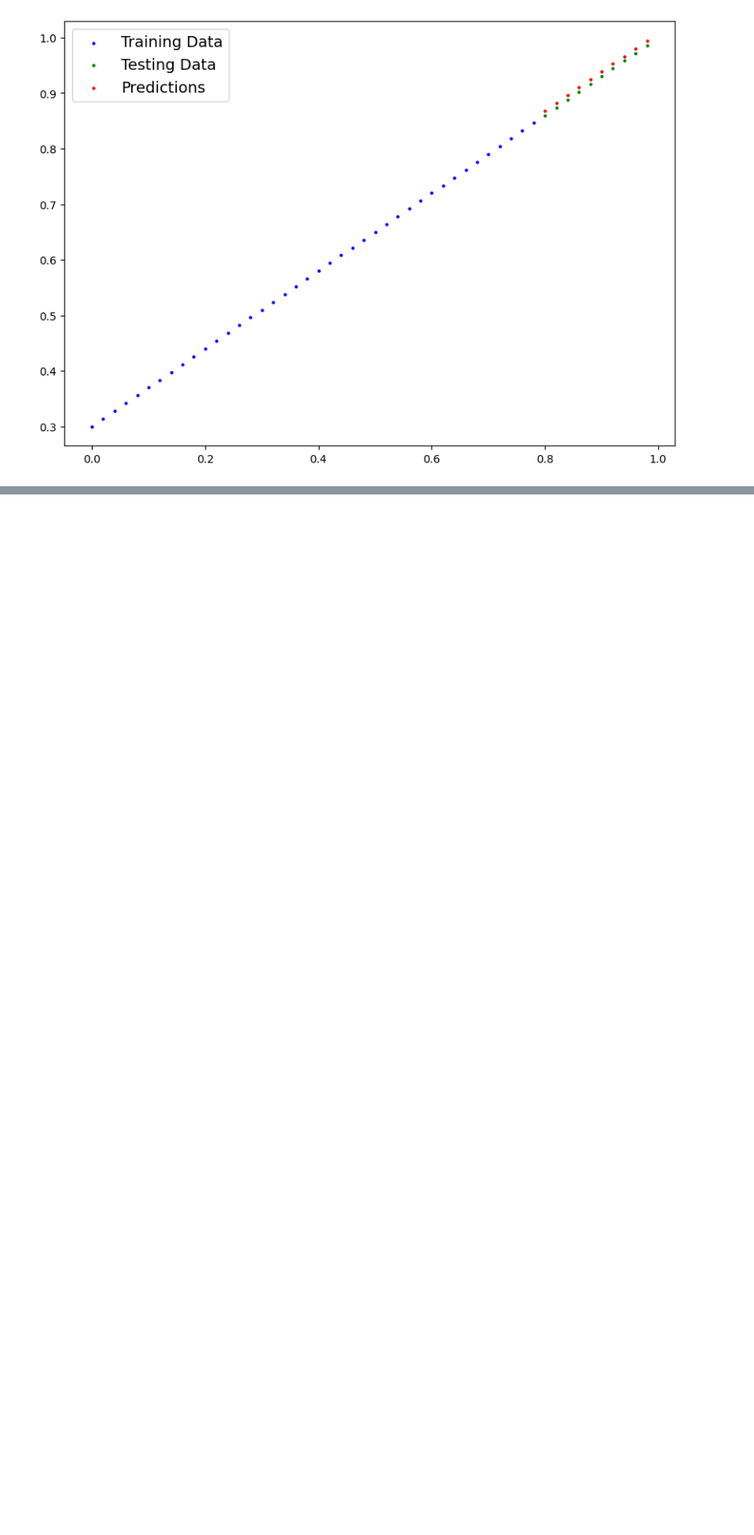
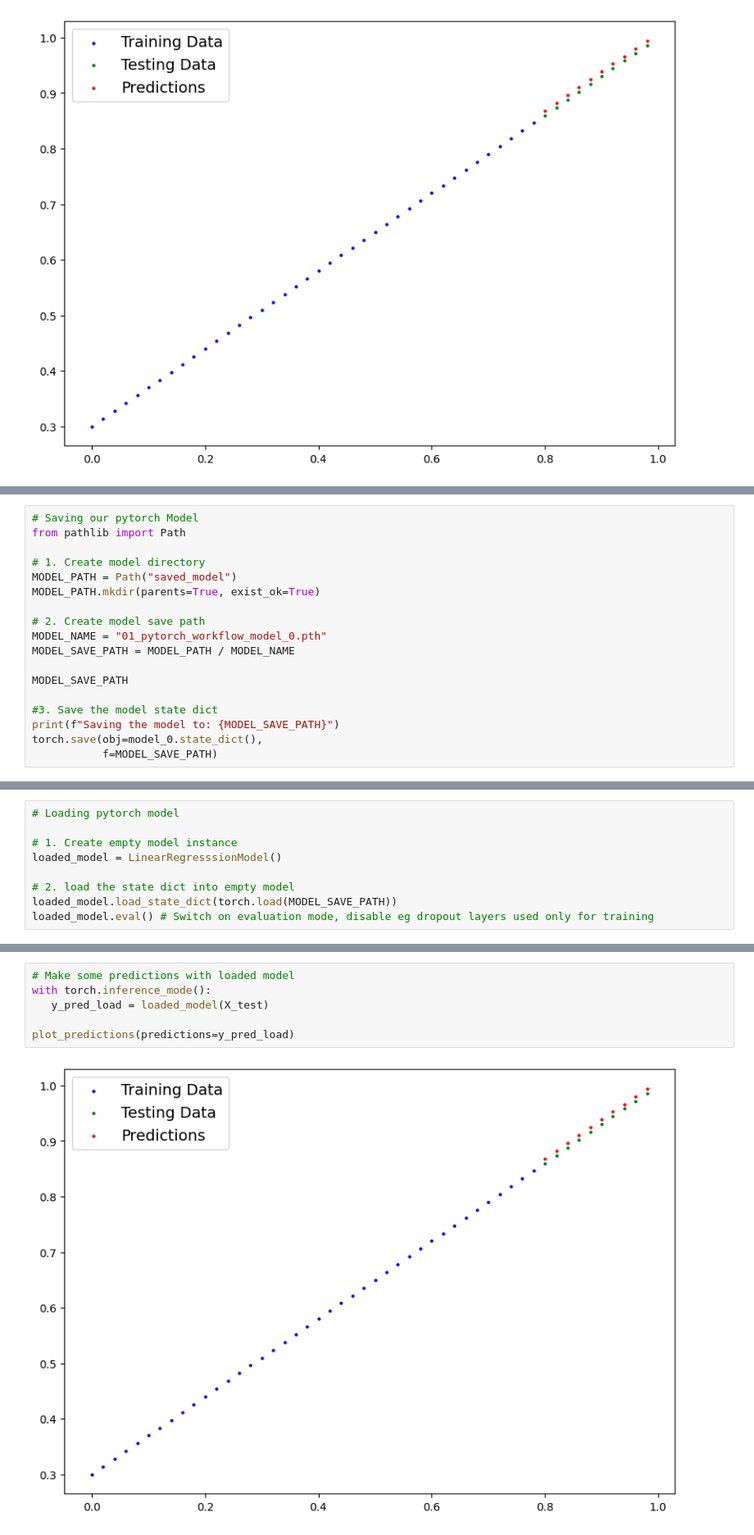
Before and after one commit to Asamse/pytorch_tutorial, a Jupyter notebook: 01_pytorch_workflow.ipynb, the cells around one changed output, grey strips where cells are left out. Shown at 82% size. Drawn from its saved outputs; the diff is of its cells as text; blank space fills up the shorter version.

Commit message:
completed workflow tutorial

```diff
--- a/01_pytorch_workflow.ipynb
+++ b/01_pytorch_workflow.ipynb
@@ -288,0 +318,18 @@ plot_predictions(predictions=y_preds_new)
+# %%
+# Saving our pytorch Model
+from pathlib import Path
+
+# 1. Create model directory
+MODEL_PATH = Path("saved_model")
+MODEL_PATH.mkdir(parents=True, exist_ok=True)
+
+# 2. Create model save path
+MODEL_NAME = "01_pytorch_workflow_model_0.pth"
+MODEL_SAVE_PATH = MODEL_PATH / MODEL_NAME
+
+MODEL_SAVE_PATH
+
+#3. Save the model state dict
+print(f"Saving the model to: {MODEL_SAVE_PATH}")
+torch.save(obj=model_0.state_dict(),
+           f=MODEL_SAVE_PATH)
@@ -288,0 +342,9 @@ plot_predictions(predictions=y_preds_new)
+# %%
+# Loading pytorch model
+
+# 1. Create empty model instance
+loaded_model = LinearRegresssionModel()
+
+# 2. load the state dict into empty model
+loaded_model.load_state_dict(torch.load(MODEL_SAVE_PATH))
+loaded_model.eval() # Switch on evaluation mode, disable eg dropout layers used only for training
@@ -288,0 +357,8 @@ plot_predictions(predictions=y_preds_new)
+# %%
+# Make some predictions with loaded model
+with torch.inference_mode():
+   y_pred_load = loaded_model(X_test)
+
+plot_predictions(predictions=y_pred_load)
+# %% [output]
+[figure, added]
```
Also changed, not shown: parts of 33 cells of this notebook, 2 other files.
